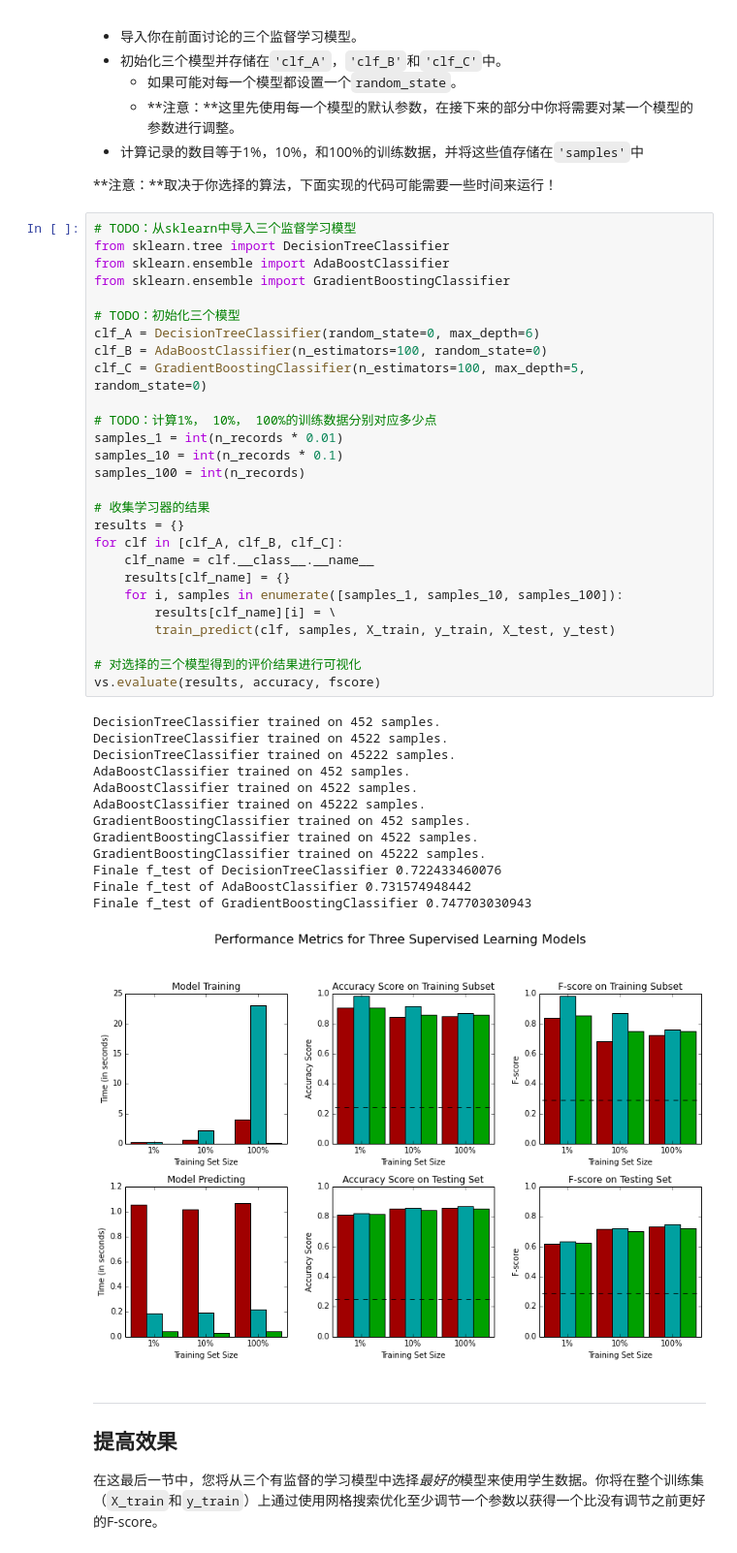
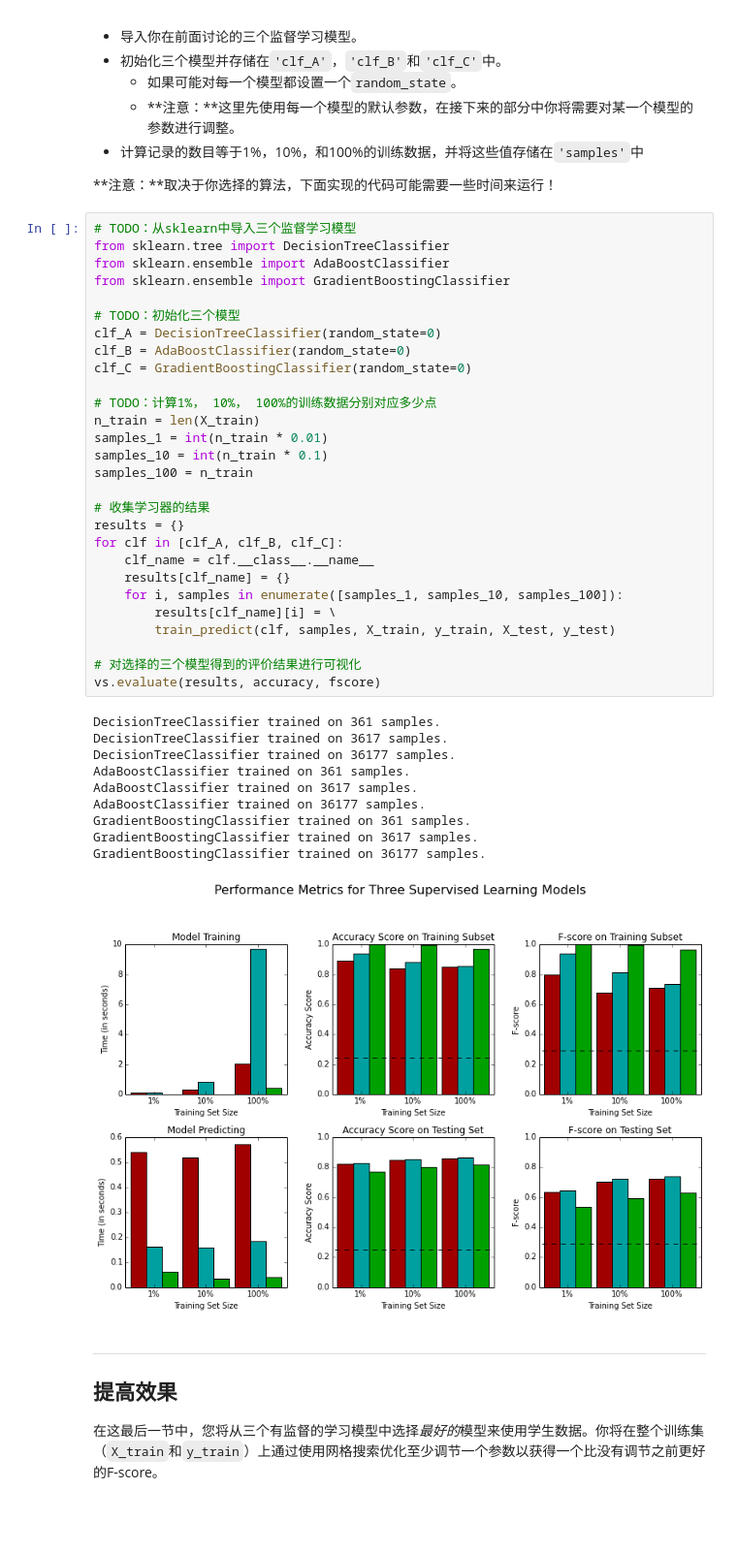
Before and after one commit to mshijie/finding_donors, a Jupyter notebook: finding_donors.ipynb, the cells around one changed output. Shown at 97% size. Cells and saved outputs as stored; diff of their text form; blank space fills up the shorter version.

```diff
--- a/finding_donors.ipynb
+++ b/finding_donors.ipynb
@@ -410,44 +410,42 @@ def train_predict(learner, sample_size, X_train, y_train, X_test, y_test):
 # %%
 # TODO：从sklearn中导入三个监督学习模型
 from sklearn.tree import DecisionTreeClassifier
 from sklearn.ensemble import AdaBoostClassifier
 from sklearn.ensemble import GradientBoostingClassifier
 
 # TODO：初始化三个模型
-clf_A = DecisionTreeClassifier(random_state=0, max_depth=6)
-clf_B = AdaBoostClassifier(n_estimators=100, random_state=0)
-clf_C = GradientBoostingClassifier(n_estimators=100, max_depth=5, random_state=0)
+clf_A = DecisionTreeClassifier(random_state=0)
+clf_B = AdaBoostClassifier(random_state=0)
+clf_C = GradientBoostingClassifier(random_state=0)
 
 # TODO：计算1%， 10%， 100%的训练数据分别对应多少点
-samples_1 = int(n_records * 0.01)
-samples_10 = int(n_records * 0.1)
-samples_100 = int(n_records)
+n_train = len(X_train)
+samples_1 = int(n_train * 0.01)
+samples_10 = int(n_train * 0.1)
+samples_100 = n_train
 
 # 收集学习器的结果
 results = {}
 for clf in [clf_A, clf_B, clf_C]:
     clf_name = clf.__class__.__name__
     results[clf_name] = {}
     for i, samples in enumerate([samples_1, samples_10, samples_100]):
         results[clf_name][i] = \
         train_predict(clf, samples, X_train, y_train, X_test, y_test)
 
 # 对选择的三个模型得到的评价结果进行可视化
 vs.evaluate(results, accuracy, fscore)
 # %% [output]
-DecisionTreeClassifier trained on 452 samples.
-DecisionTreeClassifier trained on 4522 samples.
-DecisionTreeClassifier trained on 45222 samples.
-AdaBoostClassifier trained on 452 samples.
-AdaBoostClassifier trained on 4522 samples.
-AdaBoostClassifier trained on 45222 samples.
-GradientBoostingClassifier trained on 452 samples.
-GradientBoostingClassifier trained on 4522 samples.
-GradientBoostingClassifier trained on 45222 samples.
-Finale f_test of DecisionTreeClassifier 0.722433460076
-Finale f_test of AdaBoostClassifier 0.731574948442
-Finale f_test of GradientBoostingClassifier 0.747703030943
+DecisionTreeClassifier trained on 361 samples.
+DecisionTreeClassifier trained on 3617 samples.
+DecisionTreeClassifier trained on 36177 samples.
+AdaBoostClassifier trained on 361 samples.
+AdaBoostClassifier trained on 3617 samples.
+AdaBoostClassifier trained on 36177 samples.
+GradientBoostingClassifier trained on 361 samples.
+GradientBoostingClassifier trained on 3617 samples.
+GradientBoostingClassifier trained on 36177 samples.
-[figure, old version]
+[figure, new version]
 # %% [markdown]
 ----
 ## 提高效果
```
Also changed, not shown: parts of 6 cells of this notebook, 1 other file.
